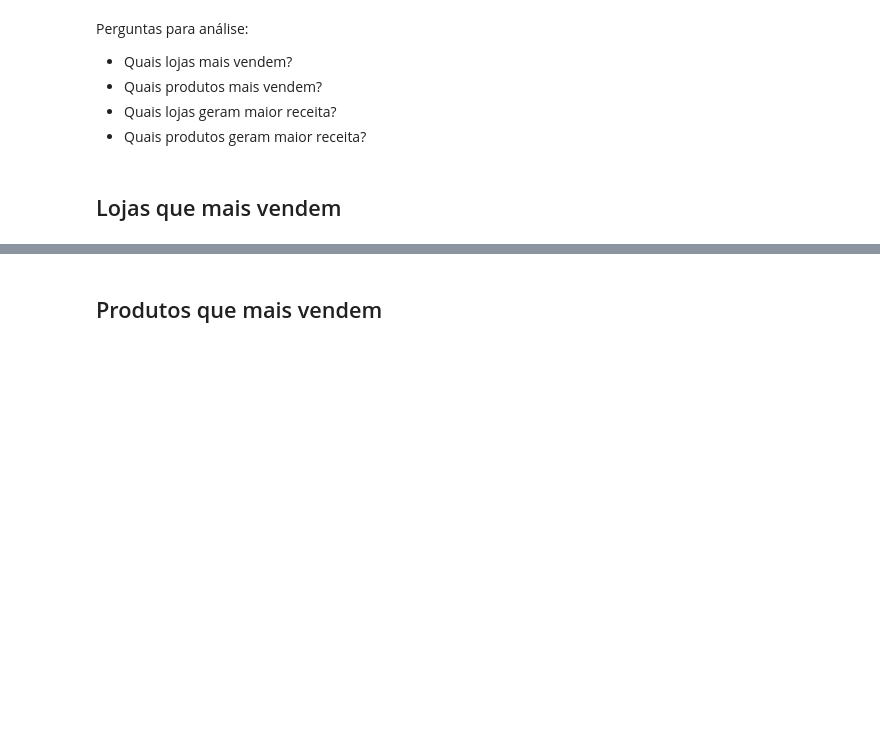
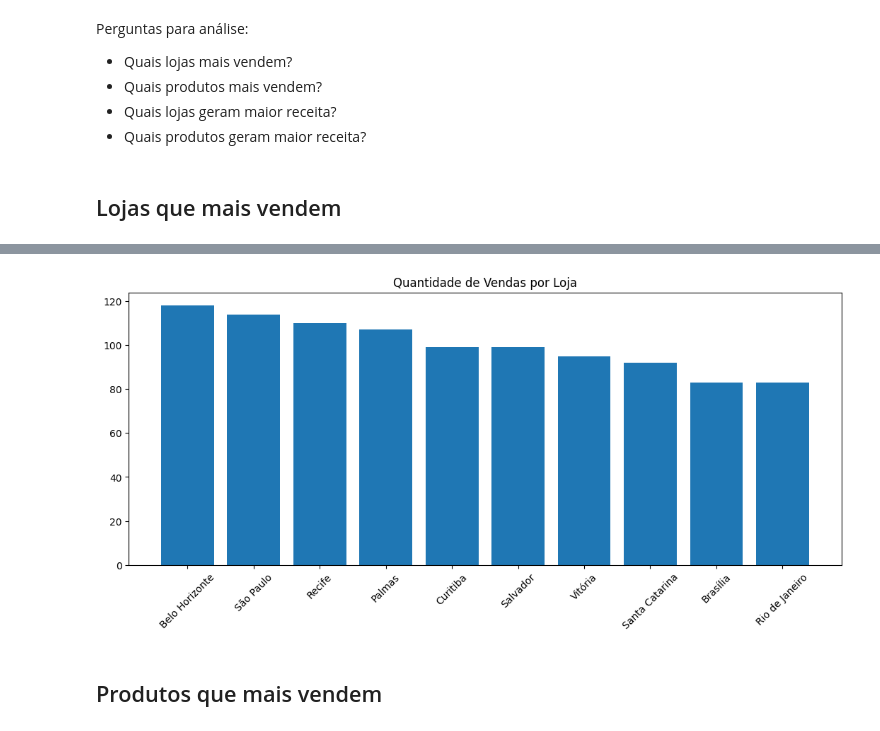
Before and after one commit to jonataspedro01/ProjetosIFRN, a Jupyter notebook: python/temp_04_analise_p1_MODELO.ipynb, the cells around one changed output, grey strips where cells are left out. Saved outputs shown, nothing was run; the diff lists cells and outputs as text; code cells hidden in the pictures; blank space fills up the shorter version.

```diff
--- a/python/temp_04_analise_p1_MODELO.ipynb
+++ b/python/temp_04_analise_p1_MODELO.ipynb
@@ -62,3 +199,19 @@ Perguntas para análise:
+# %%
+"""
+Para aumentar proporcionalmente (largura x altura)
+o tamanho do gráfico, se usa a função figure() junto com
+a propriedade figsize
+"""
+
+grafico_lojas = lista_geral.groupby('loja_cidade').count().produto_produto.sort_values(ascending=False)
+
+plt.figure(figsize=(13,5))
+plt.bar(grafico_lojas.index, grafico_lojas.values)
+plt.title('Quantidade de Vendas por Loja')
+plt.xticks(rotation=45)
+plt.show()
+# %% [output]
+[figure, added]
 # %% [markdown]
 ## Produtos que mais vendem
 # %% [markdown]
```
Also changed, not shown: parts of 10 cells of this notebook.
